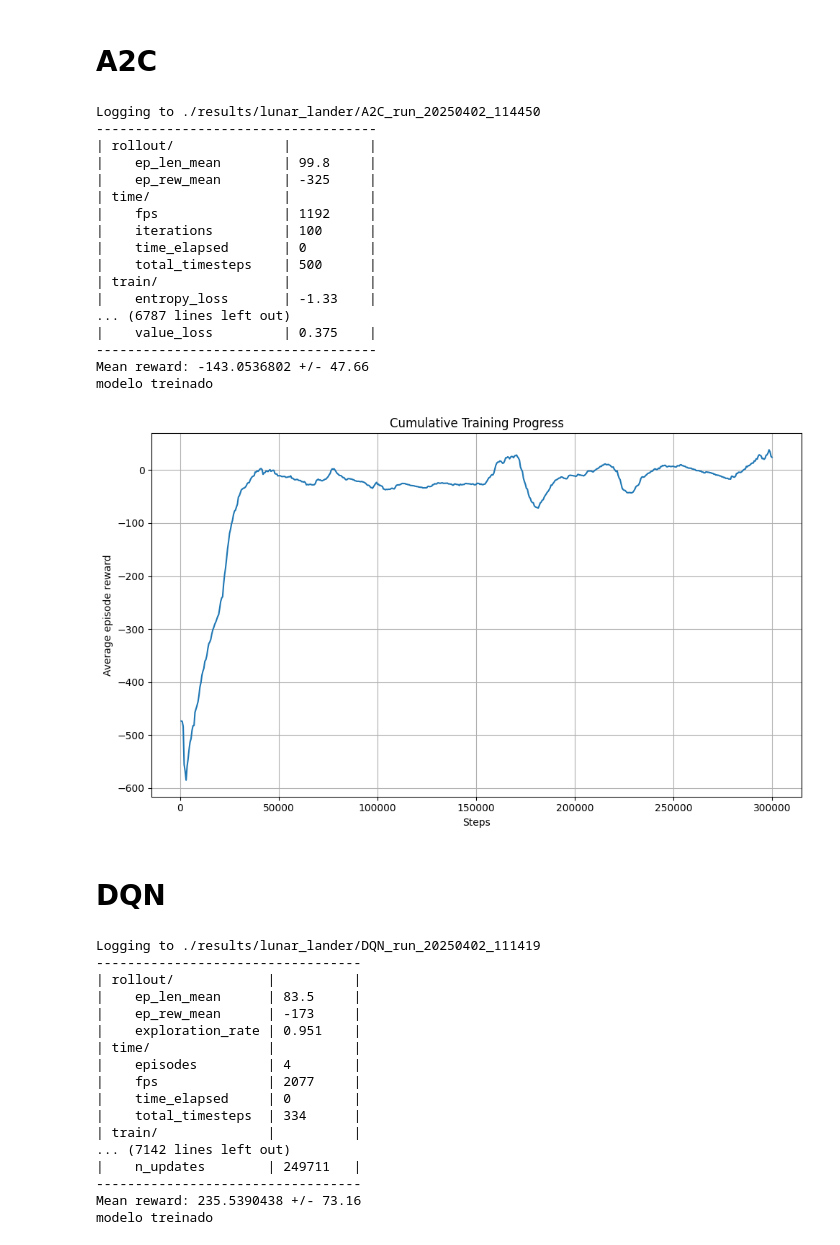
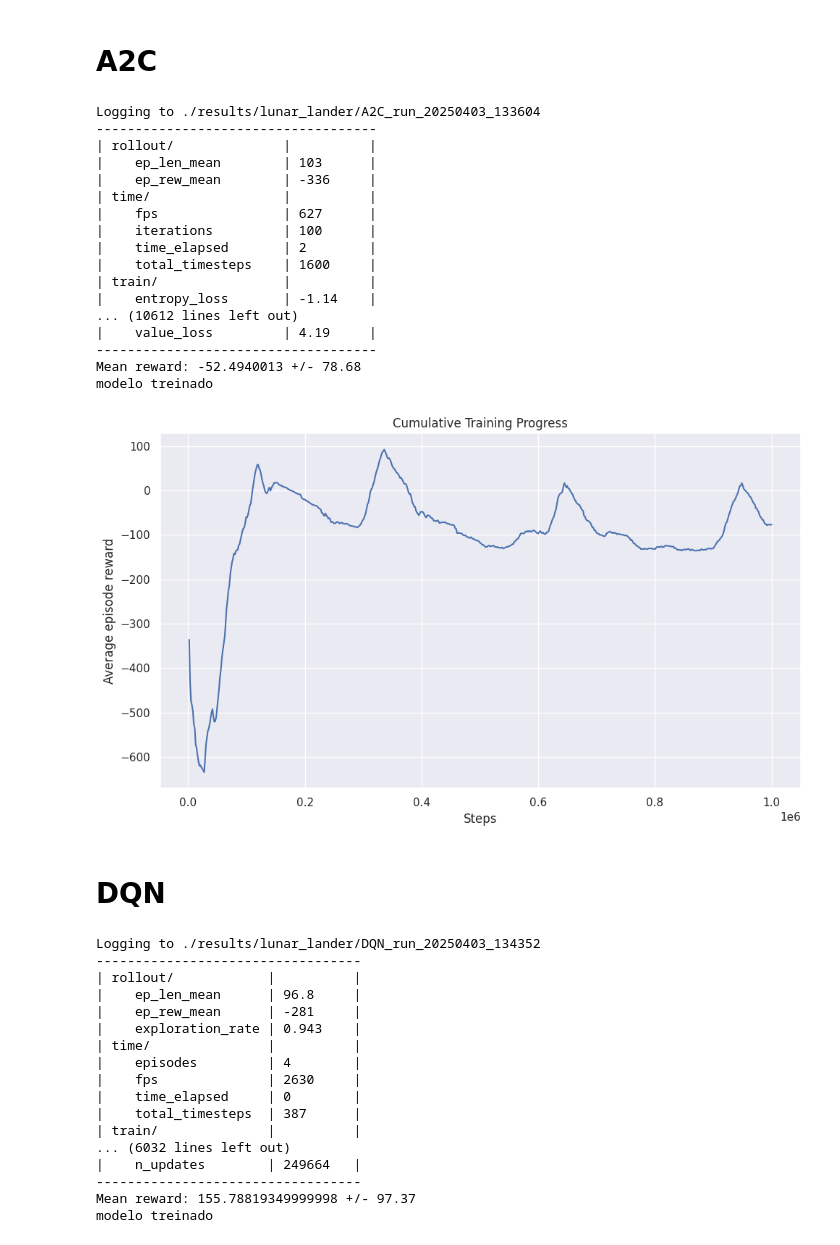
Before and after one commit to insper-classroom/08-dqn-vs-a2c-p-j, a Jupyter notebook: lunar_lander.ipynb, the cells around one changed output. Cells and saved outputs as stored; diff of their text form; code cells hidden in the pictures.

```diff
--- a/lunar_lander.ipynb
+++ b/lunar_lander.ipynb
@@ -26,13 +27,13 @@ tmp_path = f"./results/lunar_lander/A2C_run_{run_id}"
 new_logger = configure(tmp_path, ["stdout", "csv"])
 
 env = gym.make("LunarLander-v3")
-#model = A2C(policy = "MlpPolicy", env = env, device="cpu")
+
 model = A2C(
     policy="MlpPolicy",
     env=env,
     device="cpu",
     learning_rate=7e-4,          # slightly lower than DQN
-    n_steps=5,                   # default works okay, can try 8 or 16
+    n_steps=16,                   # put 16 because it was plateauing
     gamma=0.99,
     gae_lambda=0.95,
     ent_coef=0.01,               # encourage exploration
@@ -47,29 +48,29 @@ model = A2C(
 #model.set_env(env)
 
 model.set_logger(new_logger)
-model.learn(total_timesteps=300_000)
+model.learn(total_timesteps=1e6)
 
 mean_reward, std_reward = evaluate_policy(model, model.get_env(), n_eval_episodes=10)
 print(f'Mean reward: {mean_reward} +/- {std_reward:.2f}')
 
 print('modelo treinado')
 # %% [output]
-Logging to ./results/lunar_lander/A2C_run_20250402_114450
+Logging to ./results/lunar_lander/A2C_run_20250403_133604
 ------------------------------------
 | rollout/              |          |
-|    ep_len_mean        | 99.8     |
-|    ep_rew_mean        | -325     |
+|    ep_len_mean        | 103      |
+|    ep_rew_mean        | -336     |
 | time/                 |          |
-|    fps                | 1192     |
+|    fps                | 627      |
 |    iterations         | 100      |
-|    time_elapsed       | 0        |
-|    total_timesteps    | 500      |
+|    time_elapsed       | 2        |
+|    total_timesteps    | 1600     |
 | train/                |          |
-|    entropy_loss       | -1.33    |
-... (6787 lines left out)
-|    value_loss         | 0.375    |
+|    entropy_loss       | -1.14    |
+... (10612 lines left out)
+|    value_loss         | 4.19     |
 ------------------------------------
-Mean reward: -143.0536802 +/- 47.66
+Mean reward: -52.4940013 +/- 78.68
 modelo treinado
 # %%
 env = gym.make("LunarLander-v3", render_mode='human')
@@ -84,36 +85,38 @@ for i in range(1000):
 # %%
 model.save("./model/A2C_LunarLander")
 # %%
+sns.set_theme(style="darkgrid")
+
 # Get all progress.csv files from sorted run folders
 base_path = "results/lunar_lander/"
 csv_paths = sorted(glob.glob(os.path.join(base_path, "A2C_run_*/progress.csv")))
 
 all_dfs = []
 total_timesteps_offset = 0
 
 for path in csv_paths:
     df = pd.read_csv(path)
 
     # Adjust total_timesteps to be cumulative
     df['time/total_timesteps'] += total_timesteps_offset
     total_timesteps_offset = df['time/total_timesteps'].iloc[-1]
 
     all_dfs.append(df)
 
 # Concatenate the adjusted data
 combined_df = pd.concat(all_dfs, ignore_index=True)
 
 # Plot as a single line
 plt.figure(figsize=(10, 6))
 plt.plot(combined_df['time/total_timesteps'], combined_df['rollout/ep_rew_mean'])
 plt.xlabel('Steps')
 plt.ylabel('Average episode reward')
 plt.title('Cumulative Training Progress')
 plt.grid(True)
 plt.tight_layout()
 plt.show()
 # %% [output]
-[figure, old version]
+[figure, new version]
 # %% [markdown]
 # **DQN**
 # %%
@@ -141,29 +144,29 @@ model = DQN(
 #model.set_env(env)
 
 model.set_logger(new_logger)
-model.learn(total_timesteps=1_000_000)
+model.learn(total_timesteps=1e6)
 
 mean_reward, std_reward = evaluate_policy(model, model.get_env(), n_eval_episodes=10)
 print(f'Mean reward: {mean_reward} +/- {std_reward:.2f}')
 
 print('modelo treinado')
 # %% [output]
-Logging to ./results/lunar_lander/DQN_run_20250402_111419
+Logging to ./results/lunar_lander/DQN_run_20250403_134352
 ----------------------------------
 | rollout/            |          |
-|    ep_len_mean      | 83.5     |
-|    ep_rew_mean      | -173     |
-|    exploration_rate | 0.951    |
+|    ep_len_mean      | 96.8     |
+|    ep_rew_mean      | -281     |
+|    exploration_rate | 0.943    |
 | time/               |          |
 |    episodes         | 4        |
-|    fps              | 2077     |
+|    fps              | 2630     |
 |    time_elapsed     | 0        |
-|    total_timesteps  | 334      |
+|    total_timesteps  | 387      |
 | train/              |          |
-... (7142 lines left out)
-|    n_updates        | 249711   |
+... (6032 lines left out)
+|    n_updates        | 249664   |
 ----------------------------------
-Mean reward: 235.5390438 +/- 73.16
+Mean reward: 155.78819349999998 +/- 97.37
 modelo treinado
 # %%
 env = gym.make("LunarLander-v3", render_mode='human')
```
Also changed, not shown: parts of 4 cells of this notebook, 21 other files.
